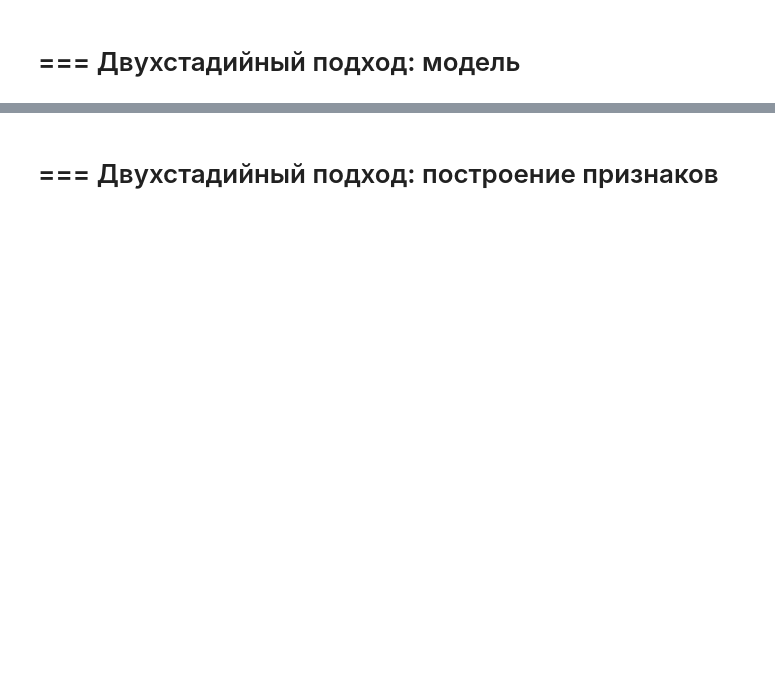
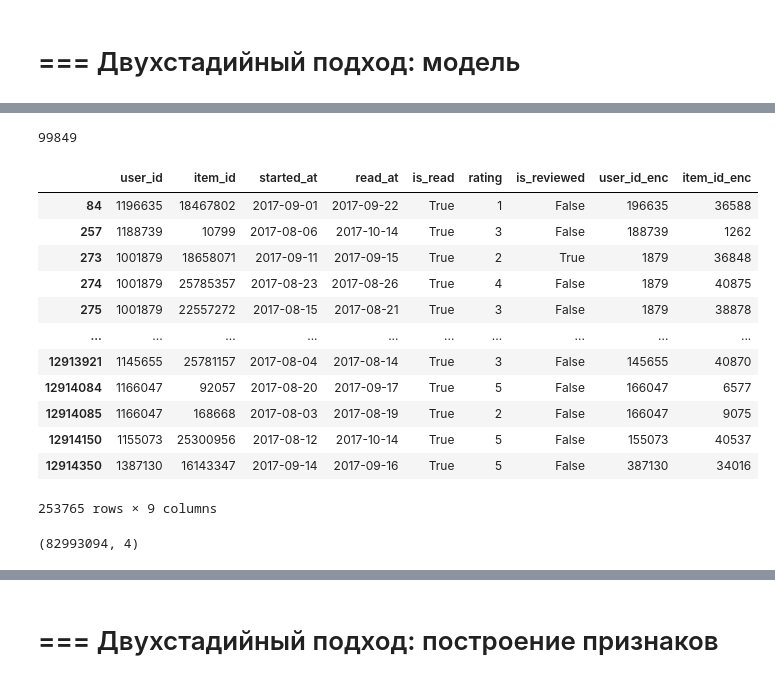
Before and after one commit to silency312/mle-recsys, a Jupyter notebook: main_offline.ipynb, the cells around one changed output, grey strips where cells are left out. Cells and saved outputs as stored; diff of their text form; code cells hidden in the pictures; blank space fills up the shorter version.

```diff
--- a/main_offline.ipynb
+++ b/main_offline.ipynb
@@ -438,0 +1022,38 @@ display(recs)
+# %%
+# задаём точку разбиения
+split_date_for_labels = pd.to_datetime("2017-09-15").date()
+
+split_date_for_labels_idx = events_test["started_at"] < split_date_for_labels
+events_labels = events_test[split_date_for_labels_idx].copy()
+events_test_2 = events_test[~split_date_for_labels_idx].copy()
+print(len(set(events_labels['user_id'].tolist())))
+display(events_labels)
+# %% [output]
+99849
+|  | user_id | item_id | started_at | read_at | is_read | rating | is_reviewed | user_id_enc | item_id_enc |
+| 84 | 1196635 | 18467802 | 2017-09-01 | 2017-09-22 | True | 1 | False | 196635 | 36588 |
+| 257 | 1188739 | 10799 | 2017-08-06 | 2017-10-14 | True | 3 | False | 188739 | 1262 |
+| 273 | 1001879 | 18658071 | 2017-09-11 | 2017-09-15 | True | 2 | True | 1879 | 36848 |
+| 274 | 1001879 | 25785357 | 2017-08-23 | 2017-08-26 | True | 4 | False | 1879 | 40875 |
+| 275 | 1001879 | 22557272 | 2017-08-15 | 2017-08-21 | True | 3 | False | 1879 | 38878 |
+| ... | ... | ... | ... | ... | ... | ... | ... | ... | ... |
+| 12913921 | 1145655 | 25781157 | 2017-08-04 | 2017-08-14 | True | 3 | False | 145655 | 40870 |
+| 12914084 | 1166047 | 92057 | 2017-08-20 | 2017-09-17 | True | 5 | False | 166047 | 6577 |
+| 12914085 | 1166047 | 168668 | 2017-08-03 | 2017-08-19 | True | 2 | False | 166047 | 9075 |
+| 12914150 | 1155073 | 25300956 | 2017-08-12 | 2017-10-14 | True | 5 | False | 155073 | 40537 |
+| 12914350 | 1387130 | 16143347 | 2017-09-14 | 2017-09-16 | True | 5 | False | 387130 | 34016 |
+253765 rows × 9 columns
+# %%
+# загружаем рекомендации от двух базовых генераторов
+als_recommendations = pd.read_parquet("candidates/training/als_recommendations.parquet")
+content_recommendations = pd.read_parquet("candidates/training/content_recommendations.parquet")
+
+candidates = pd.merge(
+    als_recommendations[["user_id", "item_id", "score"]].rename(columns={"score": "als_score"}),
+    content_recommendations[["user_id", "item_id", "score"]].rename(columns={"score": "cnt_score"}),
+    on=['user_id', 'item_id'],
+    how="outer")
+
+candidates.shape
+# %% [output]
+(82993094, 4)
```
Also changed, not shown: parts of 54 cells of this notebook, 22 other files.
